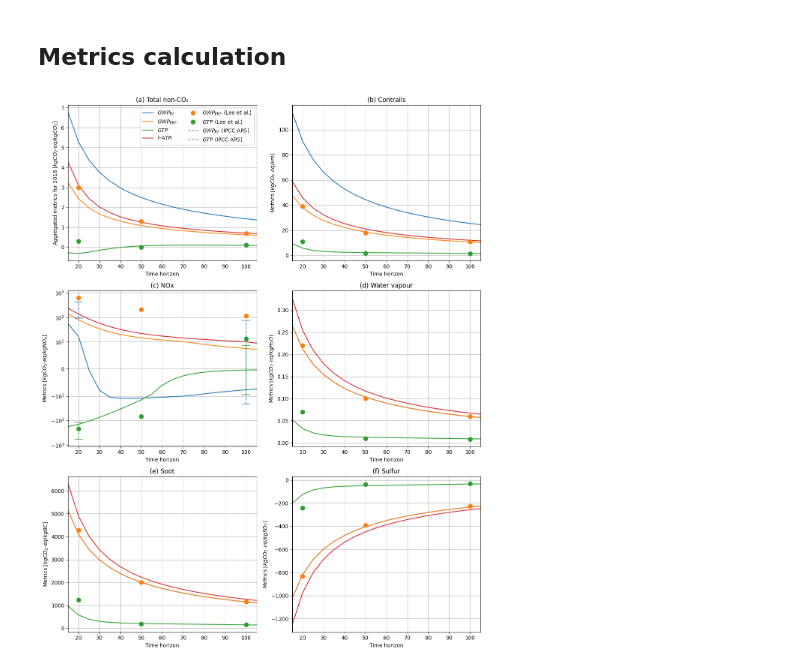
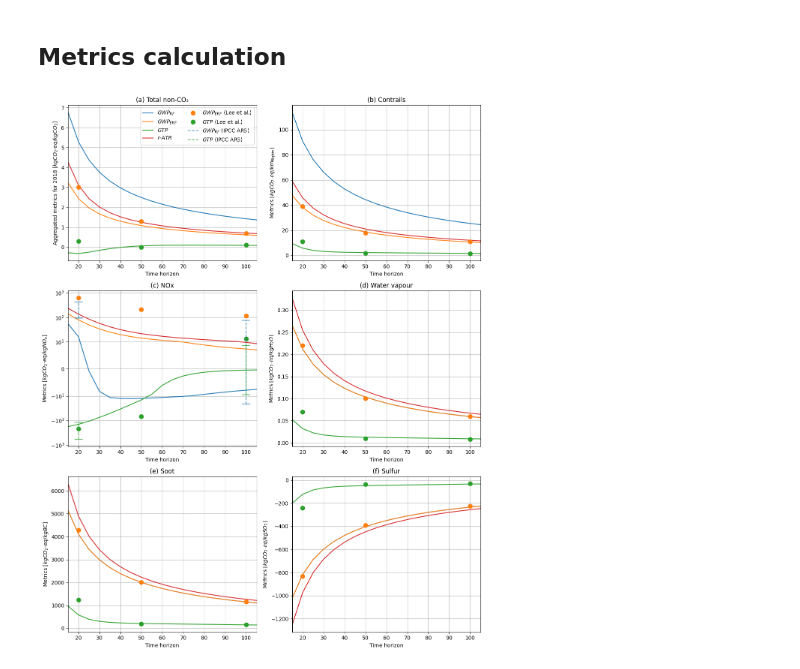
Before and after one commit to AeroMAPS/AeroCM, a Jupyter notebook: aerometrics/paper/metrics_time_horizon_sensitivity.ipynb, the cells around one changed output. Cells and saved outputs as stored; diff of their text form; code cells hidden in the pictures.

```diff
--- a/aerometrics/paper/metrics_time_horizon_sensitivity.ipynb
+++ b/aerometrics/paper/metrics_time_horizon_sensitivity.ipynb
@@ -157,7 +157,7 @@ for i, ax in enumerate(axes.flat):
         ax.plot(20, 11, marker="o", color="C2", markersize=8, label=r'$GTP$ (Lee et al.)')
         ax.plot(50, 1.8, marker="o", color="C2", markersize=8)
         ax.plot(100, 1.5, marker="o", color="C2", markersize=8)
-        ax.set_ylabel(r'Metrics [$kgCO_2\text{-}eq/km$]')
+        ax.set_ylabel(r'Metrics [$kgCO_2\text{-}eq/km_{\text{flights}}$]')
     elif i == 2:
         ax.plot(x_axis, gwp_rf[:, i-1]+gwp_rf[:, i], color='C0')
         ax.plot(x_axis, gwp_erf[:, i-1]+gwp_erf[:, i], color='C1')
@@ -207,31 +207,31 @@ for i, ax in enumerate(axes.flat):
             ax.plot(100, 161, marker="o", color="C2", markersize=8)
             ax.set_ylabel(r'Metrics [$kgCO_2\text{-}eq/kgBC$]')
         else:
             ax.plot(20, -832, marker="o", color="C1", markersize=8, label=r'$GWP_{ERF}$ (Lee et al.)')
             ax.plot(50, -392, marker="o", color="C1", markersize=8)
             ax.plot(100, -226, marker="o", color="C1", markersize=8)
             ax.plot(20, -241, marker="o", color="C2", markersize=8, label=r'$GTP$ (Lee et al.)')
             ax.plot(50, -38, marker="o", color="C2", markersize=8)
             ax.plot(100, -31, marker="o", color="C2", markersize=8)
             ax.set_ylabel(r'Metrics [$kgCO_2\text{-}eq/kgSO_2$]')
     ax.set_xlim(min(time_horizon_range),max(time_horizon_range))
     ax.set_xlabel('Time horizon')
     ax.grid(True)
     if i == 0:
         ax.set_title('(a) Total non-CO₂')
     elif i == 1:
         ax.set_title('(b) Contrails')
     elif i == 2:
         ax.set_title('(c) NOx')
     elif i == 3:
         ax.set_title('(d) Water vapour')
     elif i == 4:
         ax.set_title('(e) Soot')
     elif i == 5:
         ax.set_title('(f) Sulfur')
 
 plt.tight_layout()
 plt.savefig("figures/metric_calculation.pdf")
 plt.show()
 # %% [output]
-[figure, old version]
+[figure, new version]
```
Also changed, not shown: parts of 1 cell of this notebook, 25 other files.
